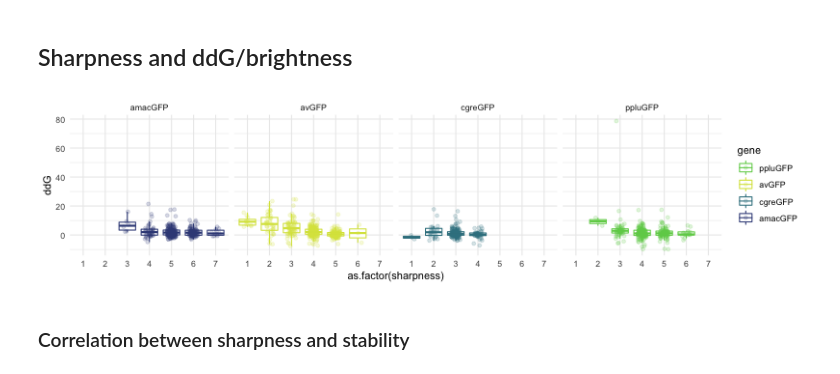
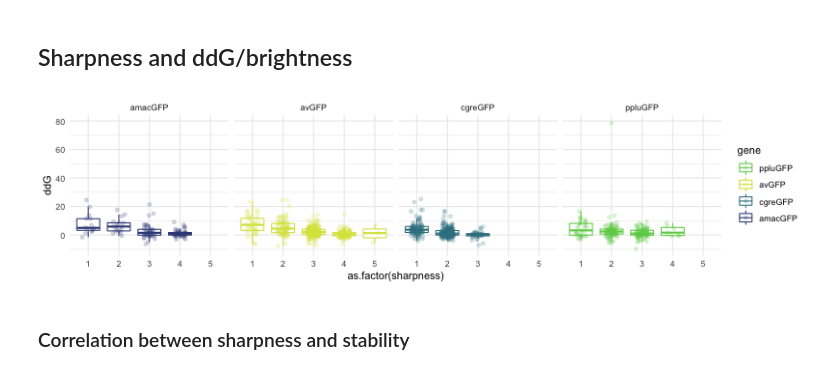
Before and after one commit to aequorea238/Orthologous_GFP_Fitness_Peaks, a Jupyter notebook: analysis/ddG_landscape/gfp_pipeline.ipynb, the cells around one changed output. Cells and saved outputs as stored; diff of their text form; code cells hidden in the pictures.

Commit message:
landscapes fixed

```diff
--- a/analysis/ddG_landscape/gfp_pipeline.ipynb
+++ b/analysis/ddG_landscape/gfp_pipeline.ipynb
@@ -520,6 +544,8 @@ land_ref
 n_steps = 3
 br_profiles = []
 landscapes = []
+landscapes_n_obs = [] # number of observations
+scale_coef = []
 for ig in range(len(genes)):  # index of gene
     print(ig)
     profile = []
@@ -536,15 +562,19 @@ for ig in range(len(genes)):  # index of gene
 
         idx = [i[0].item() for i in mx_ig[:,pos_sngl] == mx[isngl,pos_sngl].item()]
 
-        if sum(idx) <= 100:
-            continue
+#         if sum(idx) <= 100:
+#             continue
 
         mx_tmp = mx_ig[idx,:]
         br_tmp = br_ig[idx]
-        land_tmp = get_landscape(mx_tmp, br_tmp, shift=1)
-        land_tmp = land_tmp / land_tmp[0] * land_ref[ig][0]
+        land_tmp, land_n_obs_tmp = get_landscape(mx_tmp, br_tmp, shift=1)
+
+        scale_coef += [land_tmp[0] / land_ref[ig][0]]
+
+#         land_tmp = land_tmp / land_tmp[0] * land_ref[ig][0]
 
         landscapes += [(genes[ig], pos_sngl[0], isngl, land_tmp)]
+        landscapes_n_obs += [land_n_obs_tmp]
 
         score = np.mean(land_tmp[1:(n_steps+1)] - land_ref[ig][1:(n_steps+1)])
         profile += [(pos_sngl[0], score)]
@@ -611,16 +641,21 @@ sharpness = []
 for ig, g in enumerate(genes):
     land_g = [l for g_tmp, pos, idx, l in landscapes if (g_tmp == g)]
 
-    sharpness += [(g, v) for v in [min(np.where(land_i < br_cutoff[ig])[0])
-                   if len(np.where(land_i < using_cutoff[ig])[0]) > 0 else -1
-                   for land_i in land_g]
-                 if v > 0]
+    #old
+#     sharpness += [(g, v) for v in [min(np.where(land_i < br_cutoff[ig])[0])
+#                    if len(np.where(land_i < using_cutoff[ig])[0]) > 0 else -1
+#                    for land_i in land_g]
+#                  if v > 0]
+
+    sharpness += [(g, v) for v in
+                  [get_sharpness(land_i,  br_cutoff[ig]) for land_i in land_g]
+                  if v > 0]
 
 
 # Estimation of sharpness for the initial sequencies
 sharpness_ref = []
 for cutoff, land in zip(using_cutoff, land_ref):
-    sharpness_ref += [min(np.where(land < cutoff)[0])]
+    sharpness_ref += [get_sharpness(land, cutoff)]
 
 sharpness_ref
 # %% [output]
@@ -677,9 +712,8 @@ p
 sharpness = []
 for ig, g in enumerate(genes):
     land_g, land_idx = zip(*[(l, idx) for g_tmp, pos, idx, l in landscapes if g_tmp == g ])
-    sharpness_tmp = [(g, v) for v in [min(np.where(land_i < br_cutoff[ig])[0])
-                   if len(np.where(land_i < br_cutoff[ig])[0]) > 0 else len(land_i)
-                   for land_i in land_g] ]
+    sharpness_tmp = [(g, v) for v in [get_sharpness(land_i, br_cutoff[ig])
+                   for land_i in land_g]]
 
     # Get ddG
     ddg_substitutions, ddg_values = zip(*[(v[1], v[2]) for v in ddg[ig]])
@@ -696,20 +730,21 @@ for ig, g in enumerate(genes):
 # %%
 sharpness = DataFrame(sharpness)
 sharpness.columns = ['gene', 'sharpness', 'ddG', 'brightness']
+sharpness = sharpness.loc[sharpness.sharpness > 0,:]
 # %%
 %%R -i sharpness -w 800 -h 200
 
 p <- ggplot(sharpness, aes(as.factor(sharpness), ddG, color = gene)) +
 # p <- ggplot(sharpness, aes(as.factor(sharpness), brightness, color = gene)) +
 geom_boxplot(outlier.shape = NA) + scale_color_manual(values=colors) + theme_minimal() +
-facet_grid(cols = vars(gene)) + geom_jitter( alpha = 0.2, width = 0.2)
+facet_grid(cols = vars(gene)) + geom_jitter( alpha = 0.2, width = 0.2) + ylim(-10,80)
 
 pdf(paste0(path.figures, 'ddg_vs_sharpness.pdf'), width=8, height=3)
 print(p)
 dev.off()
 p
 # %% [output]
-[figure, old version]
+[figure, new version]
 # %% [markdown]
 ### Correlation between sharpness and stability
 # %%
```
Also changed, not shown: parts of 14 cells of this notebook.
